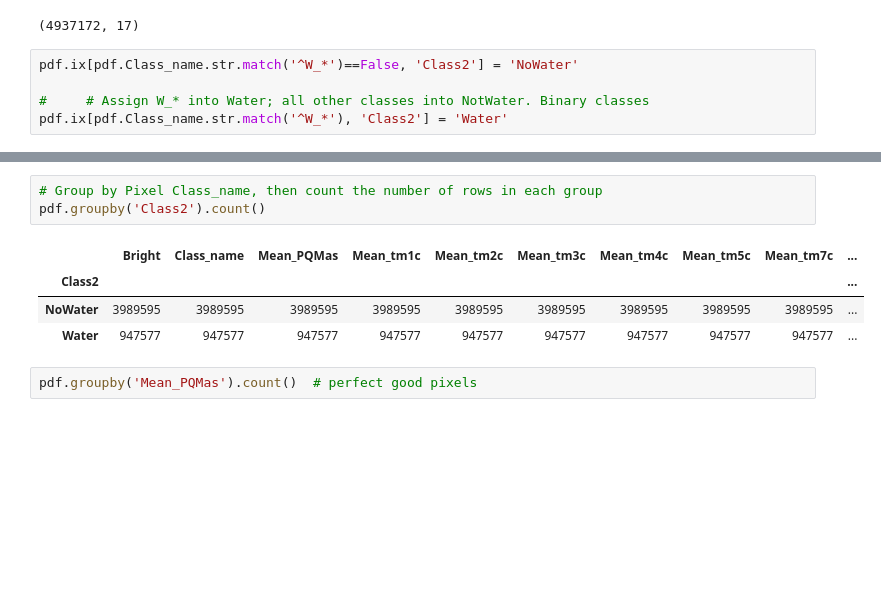
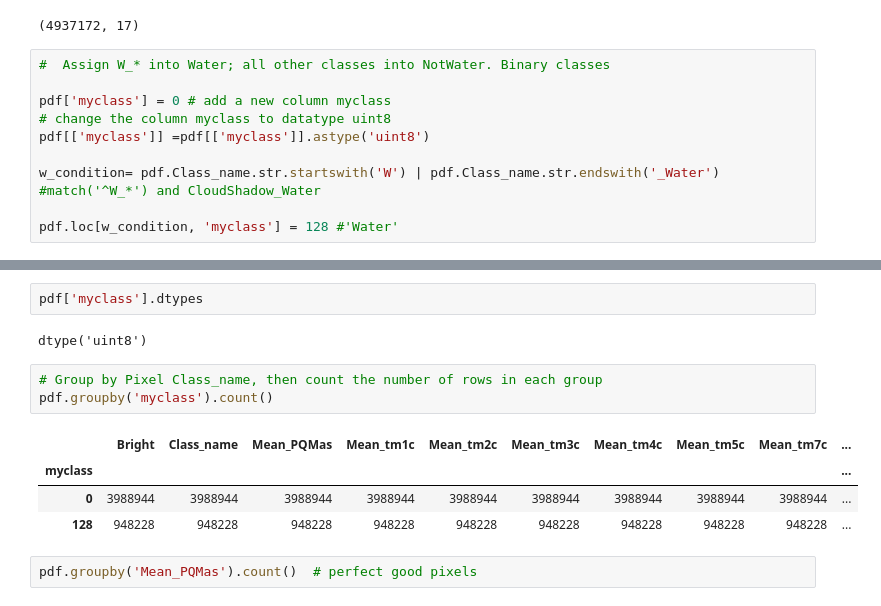
Before and after one commit to zhang01GA/geodanalytics, a Jupyter notebook: notebooks/machine_Learn_water_data.ipynb, the cells around one changed output, grey strips where cells are left out. Saved outputs shown, nothing was run; the diff lists cells and outputs as text; blank space fills up the shorter version.

```diff
--- a/notebooks/machine_Learn_water_data.ipynb
+++ b/notebooks/machine_Learn_water_data.ipynb
@@ -45,8 +49,13 @@ pdf = apply_detree.get_pdf_from_csv(my_file_csv)
 pdf.shape
 # %% [output]
 (4937172, 17)
-# %%
-pdf.ix[pdf.Class_name.str.match('^W_*')==False, 'Class2'] = 'NoWater'
-
-#     # Assign W_* into Water; all other classes into NotWater. Binary classes
-pdf.ix[pdf.Class_name.str.match('^W_*'), 'Class2'] = 'Water'
+# %%
+#  Assign W_* into Water; all other classes into NotWater. Binary classes
+
+pdf['myclass'] = 0 # add a new column myclass
+# change the column myclass to datatype uint8
+pdf[['myclass']] =pdf[['myclass']].astype('uint8')
+
+w_condition= pdf.Class_name.str.startswith('W') | pdf.Class_name.str.endswith('_Water')  #match('^W_*') and CloudShadow_Water
+
+pdf.loc[w_condition, 'myclass'] = 128 #'Water'
@@ -53,11 +86,15 @@ pdf.ix[pdf.Class_name.str.match('^W_*'), 'Class2'] = 'Water'
+# %%
+pdf['myclass'].dtypes
+# %% [output]
+dtype('uint8')
 # %%
 # Group by Pixel Class_name, then count the number of rows in each group
-pdf.groupby('Class2').count()
+pdf.groupby('myclass').count()
 # %% [output]
 |  | Bright | Class_name | Mean_PQMas | Mean_tm1c | Mean_tm2c | Mean_tm3c | Mean_tm4c | Mean_tm5c | Mean_tm7c | ... |
-| Class2 |  |  |  |  |  |  |  |  |  | ... |
-| NoWater | 3989595 | 3989595 | 3989595 | 3989595 | 3989595 | 3989595 | 3989595 | 3989595 | 3989595 | ... |
-| Water | 947577 | 947577 | 947577 | 947577 | 947577 | 947577 | 947577 | 947577 | 947577 | ... |
+| myclass |  |  |  |  |  |  |  |  |  | ... |
+| 0 | 3988944 | 3988944 | 3988944 | 3988944 | 3988944 | 3988944 | 3988944 | 3988944 | 3988944 | ... |
+| 128 | 948228 | 948228 | 948228 | 948228 | 948228 | 948228 | 948228 | 948228 | 948228 | ... |
 # %%
 pdf.groupby('Mean_PQMas').count()  # perfect good pixels
 # %% [output]
```
Also changed, not shown: parts of 63 cells of this notebook, 2 other files.
